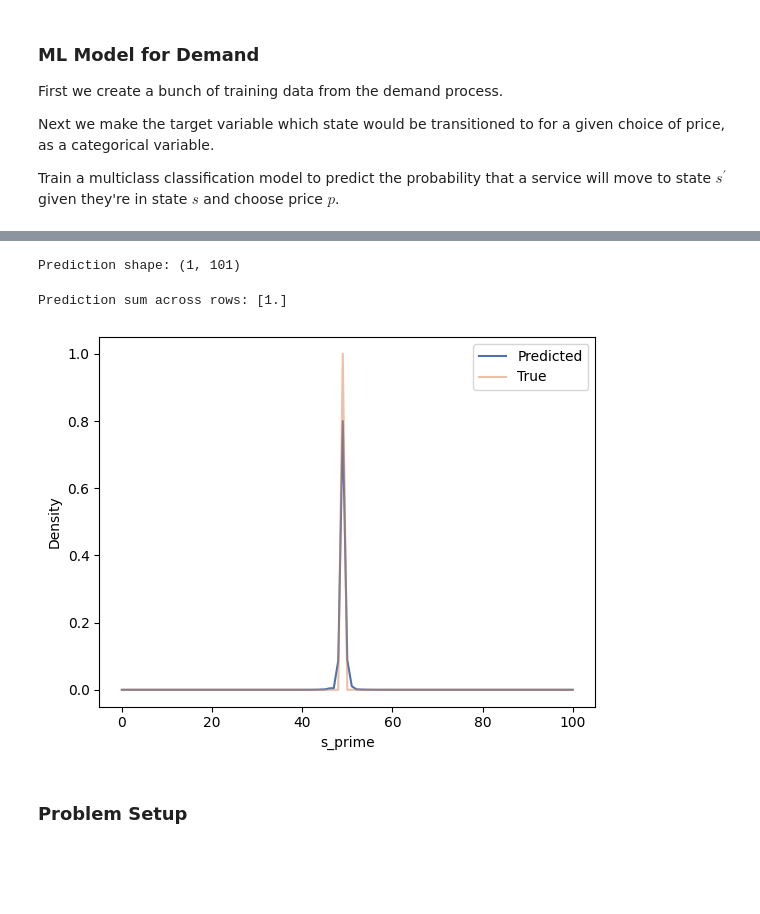
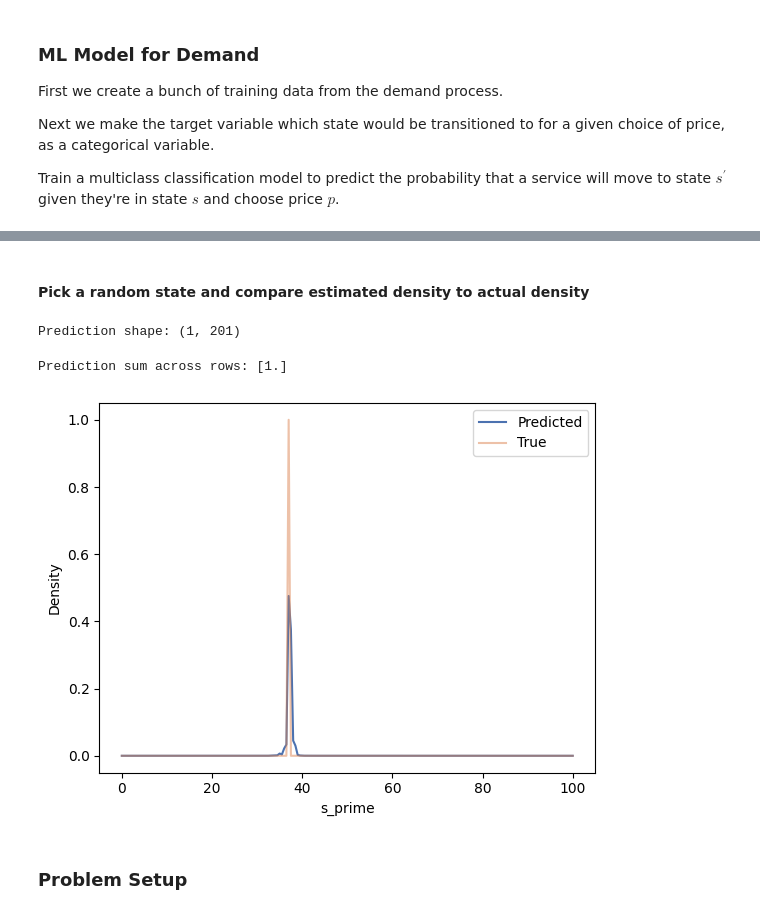
Before and after one commit to Brad-Pfeil/markov-decision-process, a Jupyter notebook: src/examples/example_4.ipynb, the cells around one changed output, grey strips where cells are left out. Saved outputs shown, nothing was run; the diff lists cells and outputs as text; code cells hidden in the pictures; blank space fills up the shorter version.

```diff
--- a/src/examples/example_4.ipynb
+++ b/src/examples/example_4.ipynb
@@ -57,14 +60,14 @@ Same parameters as example 3, except now we add a shock to demand.
 # Same parameters as before
 
 max_capacity: float = 100
-S: list[float] = np.linspace(0, max_capacity, 101).tolist()
-A: list[float] = np.linspace(1, 100, 11).tolist()
+S: list[float] = np.linspace(0, max_capacity, 201).tolist()
+A: list[float] = np.linspace(1, 100, 51).tolist()
 T: list[int] = np.arange(-30,1).tolist()
 # %%
 # Changing the contstant A to C here because we use A for the action space
 C = 10
 K = 0.05
-sigma = .01
+sigma = .001
 
 def demand(price):
     # Let demand be linear in price
@@ -161,14 +162,29 @@ X_test = test_data[FEATURES]
 y_test = test_data[TARGET]
 
 
+params = {
+    "iterations": 2000,
+    "loss_function": "MultiClass",
+    "verbose": 50,
+    "snapshot_file": f"/tmp/catboost_snapshot_{sigma}.cbm",
+    "early_stopping_rounds": 20,
+    "use_best_model": True,
+    "task_type": "GPU",
+    "save_snapshot": True,
+    "snapshot_interval": 2,
+    "train_dir": "../../models/catboost_info_sigma_{sigma}",
+}
+
+
 # Now you can use `train_data` for training and `test_data` for testing
 model = CatBoostClassifier(
-    loss_function='MultiClass',
-    verbose=10,
-    snapshot_file='/tmp/catboost_snapshot',
-    early_stopping_rounds=15,
-    use_best_model=True,
+    **params
 )
 
+# Fit the model
 model.fit(X_train, y_train, eval_set=(X_test, y_test))
+
+# Save the model
+fname = f"../../models/model_{params['iterations']}_sigma_{sigma}.cbm"
+model.save_model(fname)
 # %% [output]
@@ -179,36 +209,41 @@ KeyboardInterrupt:
+# %% [markdown]
+#### Pick a random state and compare estimated density to actual density
 # %%
-s = 50
-a = 50
+s = np.random.choice(S)
+a = np.random.choice(A)
+t = np.random.choice(T)
+
 row = pd.DataFrame({
     's': [s],
     't': [-10],
     'a': [a]
 })
 pred = model.predict_proba(row[FEATURES])
+#pred = nb_model.predict_proba(row[FEATURES])
 
 mu = s - C * np.exp(-K * a)
 true_dist = discretize_normal(S, mu, sigma)
 
 print(f"Prediction shape: {pred.shape}")
 print(f"Prediction sum across rows: {pred.sum(axis=1)}")
 
 # So note that we get a probabilite that the next state is each of the states in S
 # Sometimes this may not sum exatlly to 1 because of floating point errors
 # But the MDP package will normalize it.
 
 # Let's plot this distribution
 fig, ax = plt.subplots()
 sns.lineplot(x=S, y=pred.flatten(), ax=ax, label='Predicted')
 sns.lineplot(x=S, y=true_dist, ax=ax, alpha=0.5, label='True')
 
 plt.xlabel('s_prime')
 plt.ylabel('Density')
 
 plt.show()
 # %% [output]
-Prediction shape: (1, 101)
+Prediction shape: (1, 201)
 Prediction sum across rows: [1.]
-[figure, old version]
+[figure, new version]
 # %%
 # Pretty damn accurate!
 # %% [markdown]
```
Also changed, not shown: parts of 10 cells of this notebook, 11 other files.
